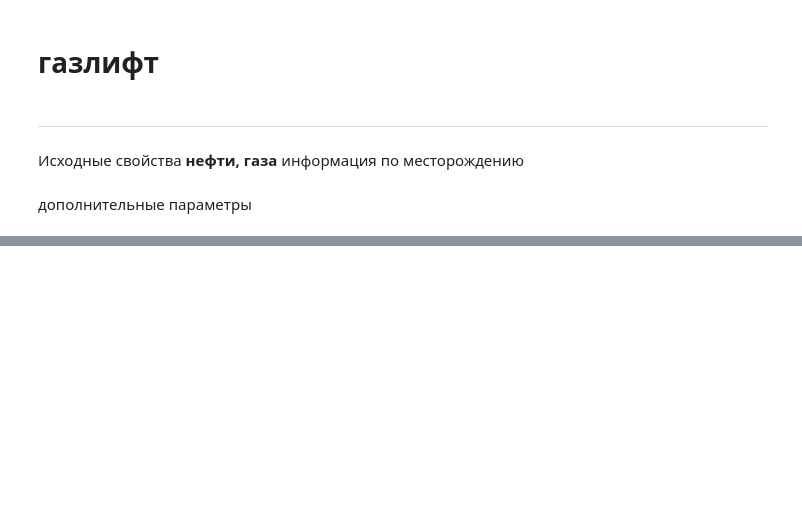
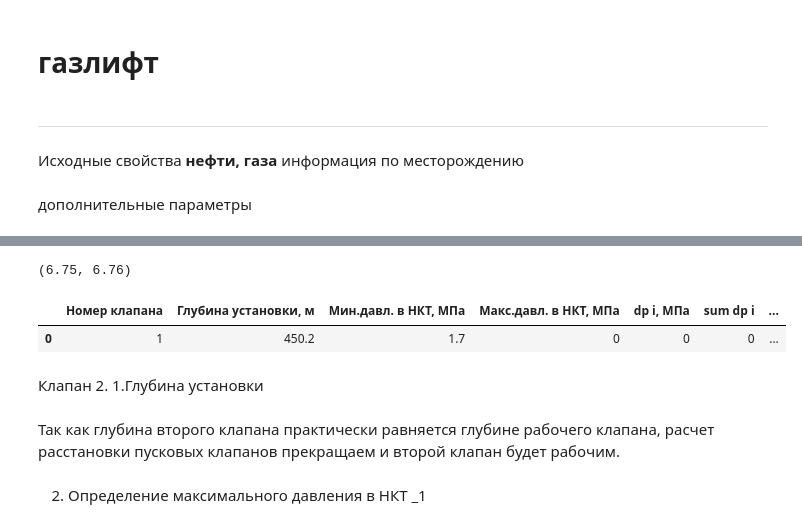
Before and after one commit to Gregoryish/MohovHW, a Jupyter notebook: gazlift.ipynb, the cells around one changed output, grey strips where cells are left out. Drawn from its saved outputs; the diff is of its cells as text; code cells hidden in the pictures; blank space fills up the shorter version.

```diff
--- a/gazlift.ipynb
+++ b/gazlift.ipynb
@@ -127,0 +650,12 @@ density_gas_std
+# %%
+
+#номинальное давление тарировки p_tar
+tar_c = t_casing_1/293
+p_tar = p_c_std*k_s_std
+p_tar = round(p_tar,2)
+# %%
+parametrs_1= k, h_valve_1, p_min_tubing_1, 0,0,0, p_gas_casing_1, t_casing_1, q_gas_valve, d_valve, d_valve_std, k_k_std, k_s_std, p_c, tar_c, p_c_std, p_tar
+# %%
+names = 'Номер клапана', 'Глубина установки, м', 'Мин.давл. в НКТ, МПа', 'Макс.давл. в НКТ, МПа','dp i, МПа','sum dp i ','P затр. МПа','Темп. затруб пр-ва, К', 'Расход газа, м3/с', 'Диам клапана расч, мм', 'Диам. клапана ст., мм', 'Кк', 'Kc', 'pc, МПа', 'Cт', 'pc ст, МПа', 'p тар, МПа'
+# %%
+list_valves = [dict(zip(names,parametrs_1))]
@@ -127,0 +669,10 @@ density_gas_std
+# %%
+y_1[index], y_2[index]
+x_1[index], x_2[index]
+# %% [output]
+(6.75, 6.76)
+# %%
+pd.DataFrame(list_valves)
+# %% [output]
+|  | Номер клапана | Глубина установки, м | Мин.давл. в НКТ, МПа | Макс.давл. в НКТ, МПа | dp i, МПа | sum dp i | ... |
+| 0 | 1 | 450.2 | 1.7 | 0 | 0 | 0 | ... |
@@ -127,0 +681,2 @@ density_gas_std
+# %% [markdown]
+Клапан 2. 1.Глубина установки
@@ -127,0 +688,4 @@ density_gas_std
+# %% [markdown]
+Так как глубина второго клапана практически равняется глубине рабочего клапана, расчет расстановки пусковых клапанов прекращаем и второй клапан будет рабочим.
+# %% [markdown]
+2. Определение максимального давления в НКТ _1
```
Also changed, not shown: parts of 57 cells of this notebook, 7 other files.
